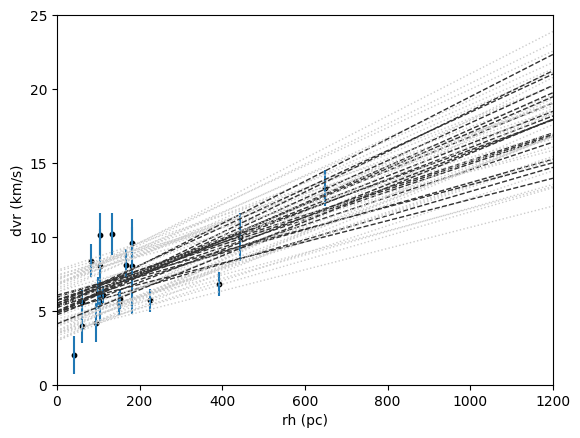
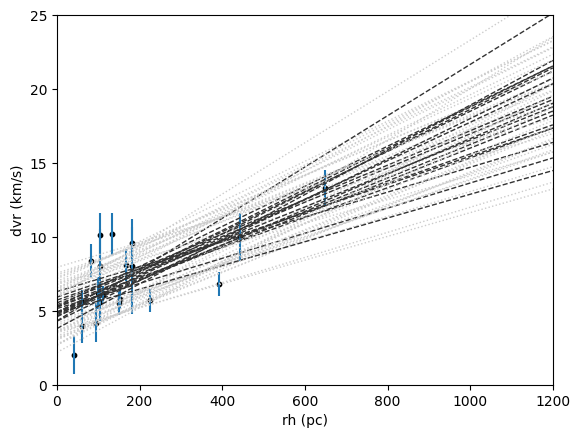
The change to this notebook cell's code, shown as a diff; its figure went from the first image to the second:
--- before
+++ after
@@ -17,2 +17,3 @@
 plt.xlim(0, 1200)
 plt.ylim(0, 25)
+plt.savefig(fig_path+"size_sigma_relation_20models.png", dpi=300)

Commit: updated figure